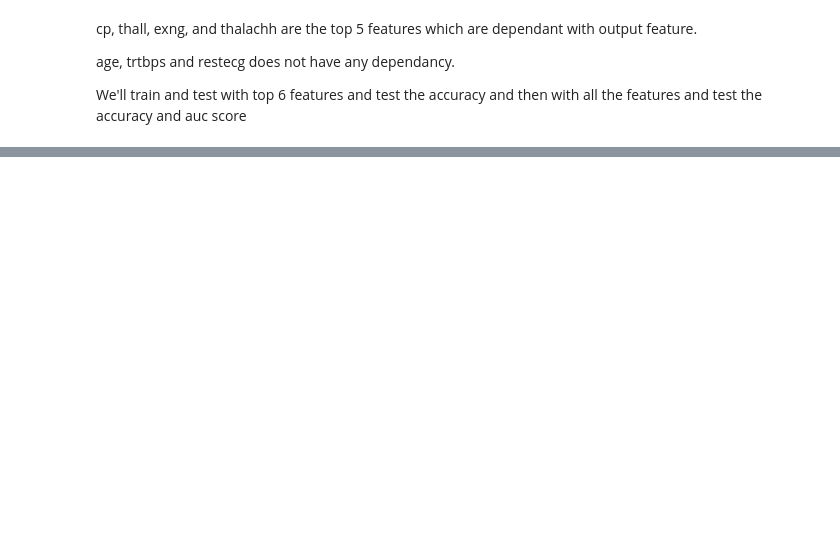
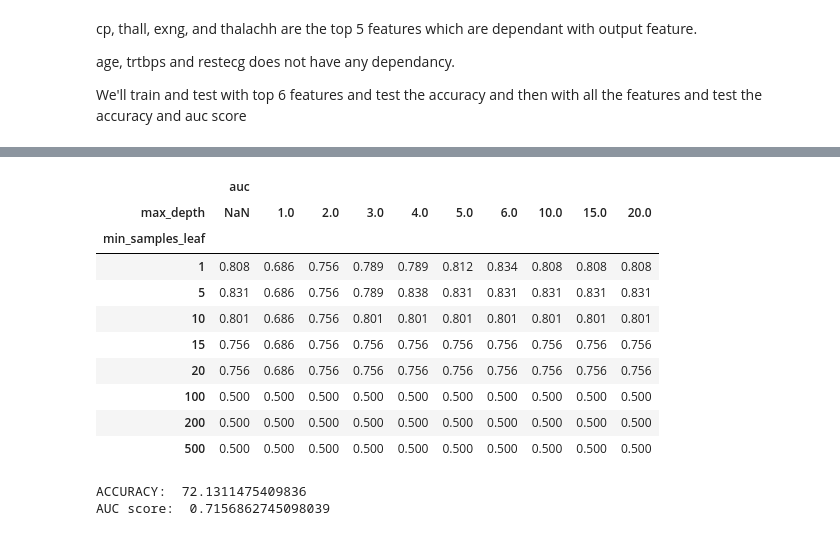
Before and after one commit to Kaushal99999/MinorProject, a Jupyter notebook: HeartAttackRisk.ipynb, the cells around one changed output, grey strips where cells are left out. Cells and saved outputs as stored; diff of their text form; code cells hidden in the pictures; blank space fills up the shorter version.

```diff
--- a/HeartAttackRisk.ipynb
+++ b/HeartAttackRisk.ipynb
@@ -383,0 +386,11 @@ We'll train and test with top 6 features and test the accuracy and then with all
+# %%
+from sklearn.model_selection import train_test_split
+
+# dataset split
+# creating a function for dataset split
+def dataset(X,y):
+    train_full_X, val_X, train_full_y, val_y = train_test_split(X, y,test_size=0.2,random_state = 0)
+
+# Use the same function above for the validation set
+    train_X, test_X, train_y, test_y = train_test_split(train_full_X, train_full_y, test_size=0.25,random_state = 0)#Further spilitting traing set to 25% validation set
+    return (train_X, val_X, train_y, val_y)
@@ -383,0 +399,7 @@ We'll train and test with top 6 features and test the accuracy and then with all
+# %%
+from sklearn.preprocessing import MinMaxScaler
+
+def scale(X):
+    scaler = MinMaxScaler()
+    scaler.fit(X)
+    return X
@@ -383,0 +442,62 @@ We'll train and test with top 6 features and test the accuracy and then with all
+# %%
+# Paramter Tunning for the 7 feautres
+
+X= df[features]
+y= df.output
+
+depth = [1, 2, 3, 4, 5, 6, 10, 15, 20, None]
+leaf=[1, 5, 10, 15, 20, 500, 100, 200]
+scores=[]
+for d in depth:
+      for l in leaf:
+        dmodel = DecisionTreeClassifier(random_state=0,max_depth=d,min_samples_leaf=l)
+        dmodel.fit(X_train, y_train)
+
+        pred1 = dmodel.predict(X_val)
+        acc= accuracy_score(y_val,pred1)*100
+        auc = roc_auc_score(y_val,pred1)
+        #print('%4s %s -> auc %.3f accuracy  %.2f' % (d, l, auc, acc))
+
+        scores.append((d,l,auc))
+# %%
+columns = ['max_depth', 'min_samples_leaf', 'auc']
+df_scores = pd.DataFrame(scores, columns=columns)
+
+pivot2 = df_scores.pivot(index='min_samples_leaf', columns=['max_depth'], values=['auc'])
+pivot2.round(3)
+# %% [output]
+|  | auc |  |  |  |  |  |  |  |  |  |
+| max_depth | NaN | 1.0 | 2.0 | 3.0 | 4.0 | 5.0 | 6.0 | 10.0 | 15.0 | 20.0 |
+| min_samples_leaf |  |  |  |  |  |  |  |  |  |  |
+| 1 | 0.808 | 0.686 | 0.756 | 0.789 | 0.789 | 0.812 | 0.834 | 0.808 | 0.808 | 0.808 |
+| 5 | 0.831 | 0.686 | 0.756 | 0.789 | 0.838 | 0.831 | 0.831 | 0.831 | 0.831 | 0.831 |
+| 10 | 0.801 | 0.686 | 0.756 | 0.801 | 0.801 | 0.801 | 0.801 | 0.801 | 0.801 | 0.801 |
+| 15 | 0.756 | 0.686 | 0.756 | 0.756 | 0.756 | 0.756 | 0.756 | 0.756 | 0.756 | 0.756 |
+| 20 | 0.756 | 0.686 | 0.756 | 0.756 | 0.756 | 0.756 | 0.756 | 0.756 | 0.756 | 0.756 |
+| 100 | 0.500 | 0.500 | 0.500 | 0.500 | 0.500 | 0.500 | 0.500 | 0.500 | 0.500 | 0.500 |
+| 200 | 0.500 | 0.500 | 0.500 | 0.500 | 0.500 | 0.500 | 0.500 | 0.500 | 0.500 | 0.500 |
+| 500 | 0.500 | 0.500 | 0.500 | 0.500 | 0.500 | 0.500 | 0.500 | 0.500 | 0.500 | 0.500 |
+# %%
+# Trying all the features of dataset
+
+X= df.drop('output',axis=1)
+y= df.output
+
+X= scale(X)
+X_train,X_val,y_train,y_val= dataset(X,y)
+
+tree_model= DecisionTreeClassifier(random_state=1)
+tree_model.fit(X_train, y_train)
+preds= tree_model.predict(X_val)
+
+a='Decision Tree with all features'
+acc=accuracy_score(y_val,preds)*100
+roc=roc_auc_score(y_val,preds)
+
+print('ACCURACY: ',acc)
+print('AUC score: ',roc)
+
+model.append((a,round(acc,4),round(roc,4)))
+# %% [output]
+ACCURACY:  72.1311475409836
+AUC score:  0.7156862745098039
```
Also changed, not shown: parts of 8 cells of this notebook.
